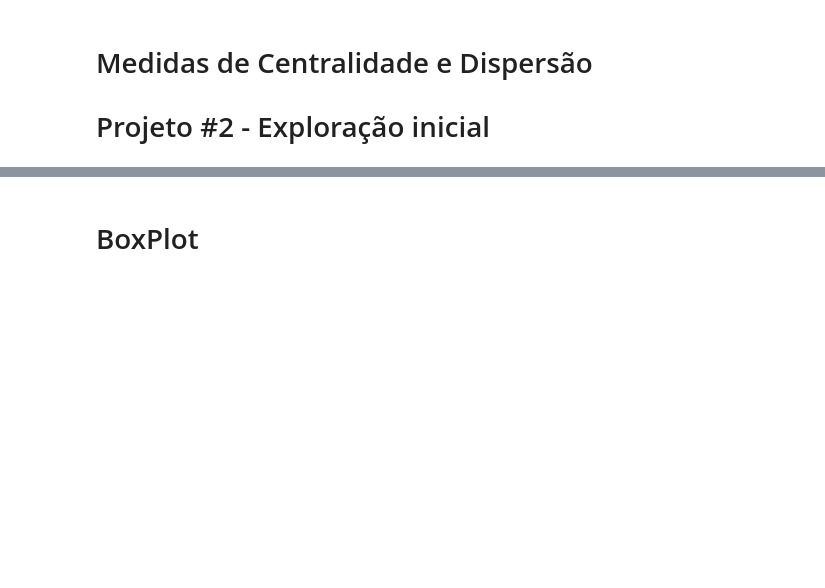
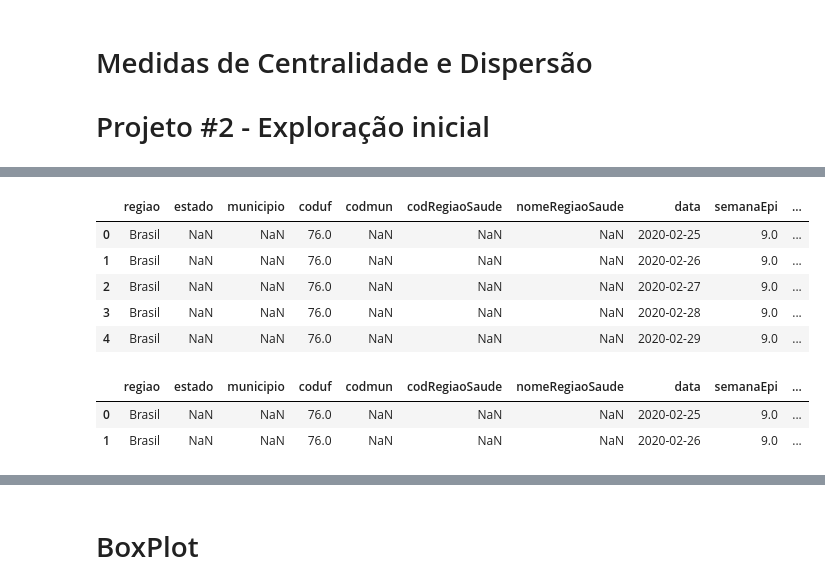
Before and after one commit to Rosicleide45/Projeto_ICD, a Jupyter notebook: Boletim_Covid-checkpoint.ipynb, the cells around one changed output, grey strips where cells are left out. Saved outputs shown, nothing was run; the diff lists cells and outputs as text; code cells hidden in the pictures; blank space fills up the shorter version.

```diff
--- a/Boletim_Covid-checkpoint.ipynb
+++ b/Boletim_Covid-checkpoint.ipynb
@@ -130,0 +135,18 @@ Desvio Padrão = 2953.68
+# %%
+#vamos criar um subconjunto dos dados originais
+df_casos = df[df['casosNovos']!= 'NaN']
+df_casos.head()
+# %% [output]
+|  | regiao | estado | municipio | coduf | codmun | codRegiaoSaude | nomeRegiaoSaude | data | semanaEpi | ... |
+| 0 | Brasil | NaN | NaN | 76.0 | NaN | NaN | NaN | 2020-02-25 | 9.0 | ... |
+| 1 | Brasil | NaN | NaN | 76.0 | NaN | NaN | NaN | 2020-02-26 | 9.0 | ... |
+| 2 | Brasil | NaN | NaN | 76.0 | NaN | NaN | NaN | 2020-02-27 | 9.0 | ... |
+| 3 | Brasil | NaN | NaN | 76.0 | NaN | NaN | NaN | 2020-02-28 | 9.0 | ... |
+| 4 | Brasil | NaN | NaN | 76.0 | NaN | NaN | NaN | 2020-02-29 | 9.0 | ... |
+# %%
+# linhas iniciais
+df_casos.head(2)
+# %% [output]
+|  | regiao | estado | municipio | coduf | codmun | codRegiaoSaude | nomeRegiaoSaude | data | semanaEpi | ... |
+| 0 | Brasil | NaN | NaN | 76.0 | NaN | NaN | NaN | 2020-02-25 | 9.0 | ... |
+| 1 | Brasil | NaN | NaN | 76.0 | NaN | NaN | NaN | 2020-02-26 | 9.0 | ... |
```
Also changed, not shown: parts of 27 cells of this notebook.
